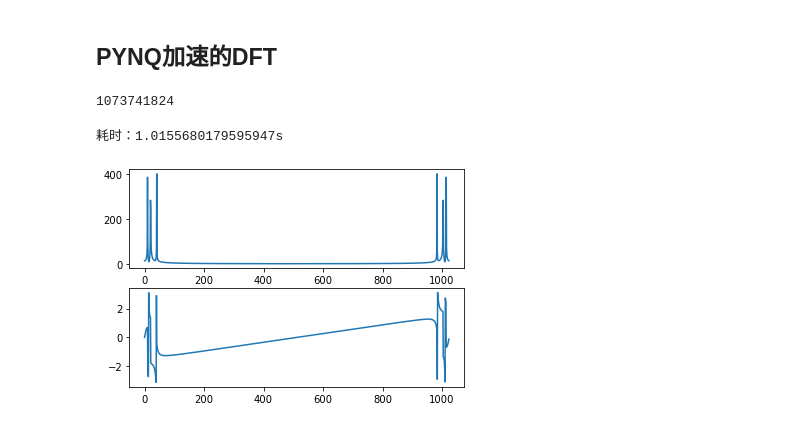
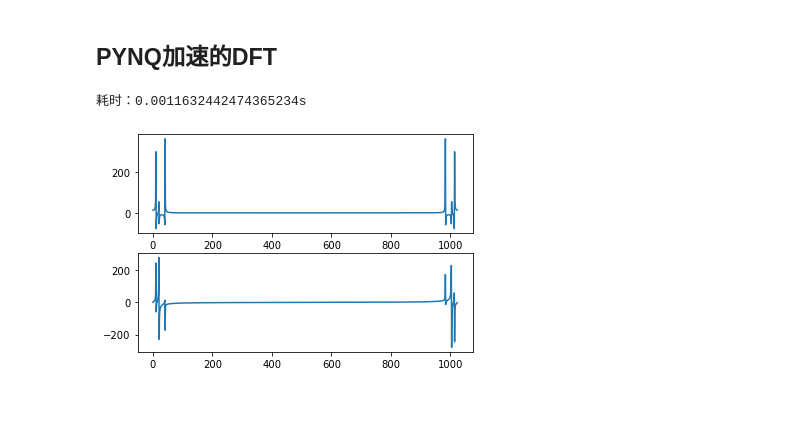
Before and after one commit to Ivan-YinTY/XilinxLab, a Jupyter notebook: Lab_CV_DFT/jupyter/dft.ipynb, the cells around one changed output. Saved outputs shown, nothing was run; the diff lists cells and outputs as text; code cells hidden in the pictures.

```diff
--- a/Lab_CV_DFT/jupyter/dft.ipynb
+++ b/Lab_CV_DFT/jupyter/dft.ipynb
@@ -97,7 +97,7 @@ dft = overlay.dft_0
 from pynq import allocate
 sample_len = len(x)
 inputre_buffer = allocate(shape=(sample_len,), dtype='float')
-inputim_buffer = allocate(shape=(sample_len,), dtype='complex')
+inputim_buffer = allocate(shape=(sample_len,), dtype='float')
 outputre_buffer = allocate(shape=(sample_len,), dtype='float')
-outputim_buffer = allocate(shape=(sample_len,), dtype='complex')
+outputim_buffer = allocate(shape=(sample_len,), dtype='float')
 # %%
@@ -106,5 +108 @@ np.copyto(inputre_buffer, x.imag)
-# %%
-dft.s_axi_control.mmio.base_addr
-# %% [output]
-1073741824
 # %%
@@ -115,7 +113,7 @@ dft.s_axi_control.write(0x28,outputim_buffer.physical_address)
 # %%
 import time
 
-dft.s_axi_CTRL.write(0x00, 0x01)
+dft.s_axi_CTRL.write(0x00, 0x00)
 start_time = time.time()
 while True:
     reg = dft.s_axi_CTRL.read(0x00)
@@ -125,17 +123,14 @@ end_time = time.time()
 
 print("耗时：{}s".format(end_time - start_time))
 # %% [output]
-耗时：1.0155680179595947s
+耗时：0.0011632442474365234s
 # %%
-mX = np.abs(X_2)
-pX = np.angle(X_2)
-
 # plot the magnitude and phase
 plt.subplot(2,1,1)
-plt.plot(mX)
+plt.plot(outputre_buffer)
 
 plt.subplot(2,1,2)
-plt.plot(pX)
+plt.plot(outputim_buffer)
 plt.show()
 # %% [output]
-[figure, old version]
+[figure, new version]
```
Also changed, not shown: parts of 3 cells of this notebook, 1 other file.
